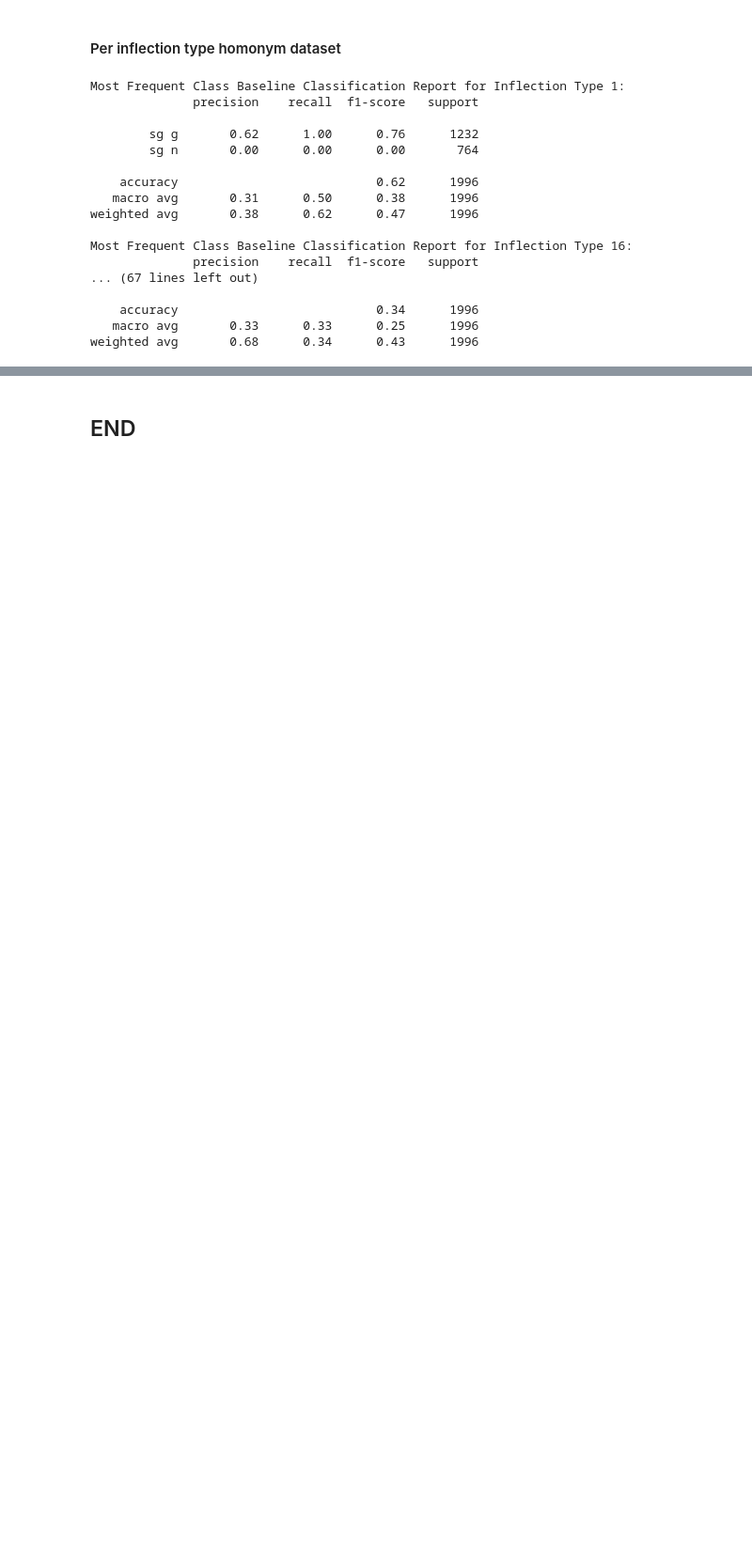
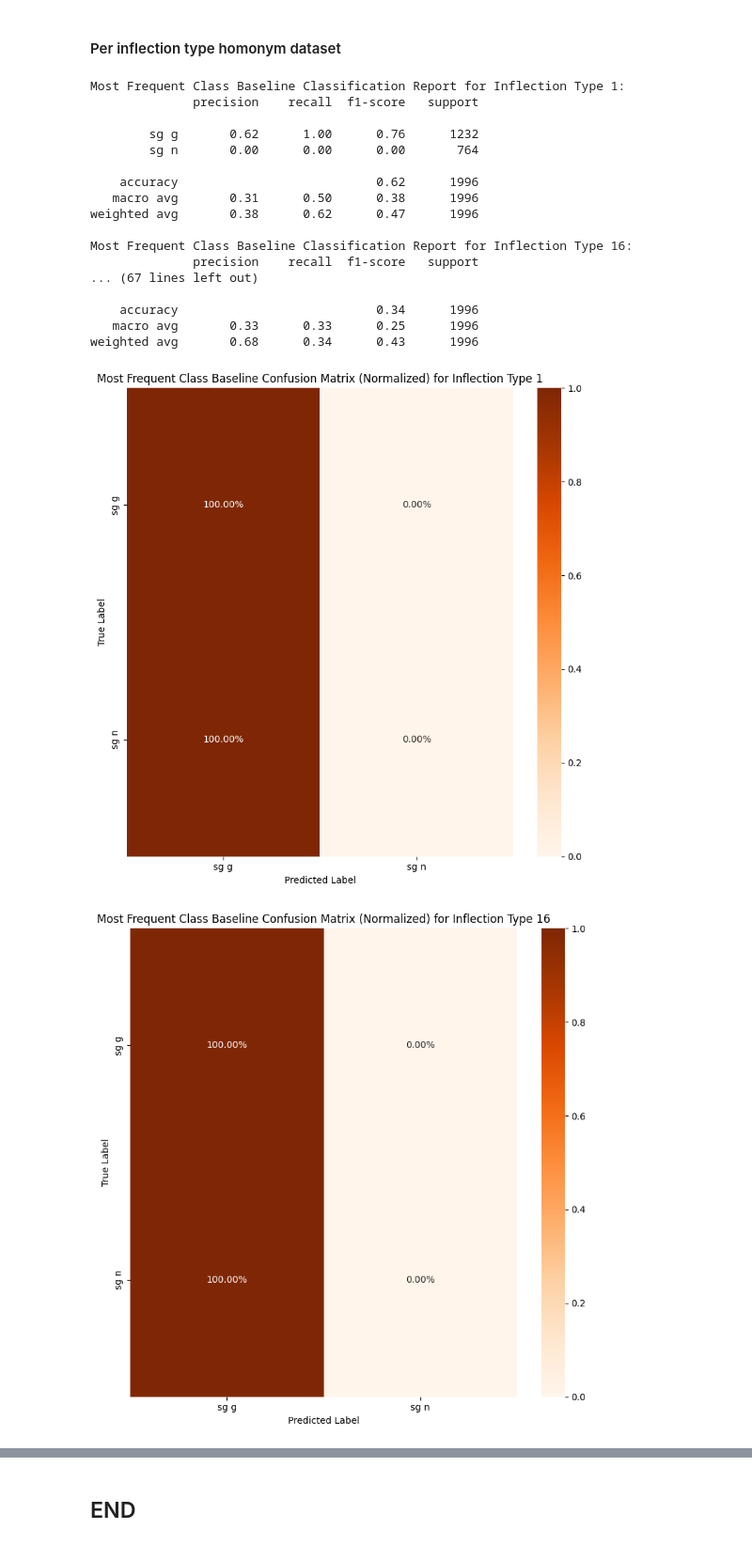
Before and after one commit to SanderSaska/EstNLTK_model_training, a Jupyter notebook: notebooks/homonyms_compare_vabamorf.ipynb, the cells around one changed output, grey strips where cells are left out. Shown at 94% size. Cells and saved outputs as stored; diff of their text form; code cells hidden in the pictures; blank space fills up the shorter version.

```diff
--- a/notebooks/homonyms_compare_vabamorf.ipynb
+++ b/notebooks/homonyms_compare_vabamorf.ipynb
@@ -509,3 +721,49 @@ Most Frequent Class Baseline Classification Report for Inflection Type 16:
     accuracy                           0.34      1996
    macro avg       0.33      0.33      0.25      1996
 weighted avg       0.68      0.34      0.43      1996
+# %%
+# Plot confusion matrices per inflection type for baselines
+for baseline, name in [
+    (most_frequent_baseline, "Most Frequent Class Baseline"),
+    (random_choice_baseline, "Random Choice Baseline"),
+]:
+    for inflection_type in results_df["inflection_type"].unique():
+        baseline_predictions = baseline.predict(
+            results_df[results_df["inflection_type"] == inflection_type]["true_label"],
+        )
+        baseline_cm = sklearn.metrics.confusion_matrix(
+            y_true=results_df[results_df["inflection_type"] == inflection_type][
+                "true_label"
+            ],
+            y_pred=baseline_predictions,
+        )
+        baseline_cm_normalized = (
+            baseline_cm.astype("float") / baseline_cm.sum(axis=1)[:, np.newaxis]
+        )
+        plt.figure(figsize=(8, 8))
+        sns.heatmap(
+            baseline_cm_normalized,
+            annot=True,
+            fmt=".2%",
+            cmap="Oranges",
+            xticklabels=np.unique(
+                results_df[results_df["inflection_type"] == inflection_type][
+                    "true_label"
+                ]
+            ),
+            yticklabels=np.unique(
+                results_df[results_df["inflection_type"] == inflection_type][
+                    "true_label"
+                ]
+            ),
+        )
+        plt.title(
+            f"{name} Confusion Matrix (Normalized) for Inflection Type {inflection_type}"
+        )
+        plt.xlabel("Predicted Label")
+        plt.ylabel("True Label")
+        plt.tight_layout()
+        plt.show()
+# %% [output]
+[figure, added]
+[figure, added]
```
Also changed, not shown: parts of 6 cells of this notebook.
